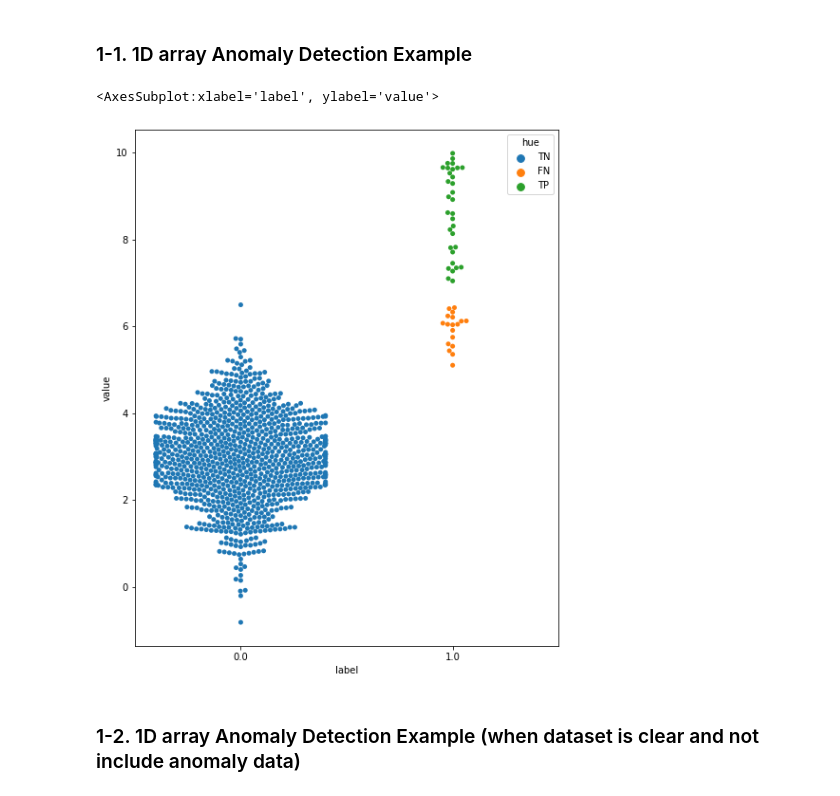
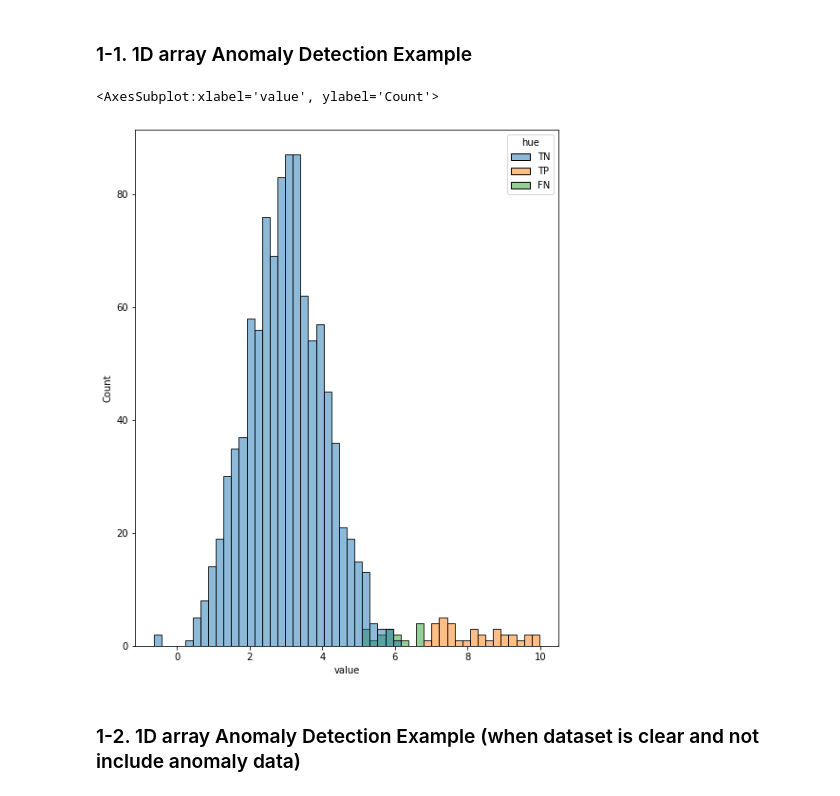
Before and after one commit to seoulSoup/GMBDT, a Jupyter notebook: practice.ipynb, the cells around one changed output. Cells and saved outputs as stored; diff of their text form; code cells hidden in the pictures.

```diff
--- a/practice.ipynb
+++ b/practice.ipynb
@@ -22,20 +22,20 @@ np.random.shuffle(array_ex_1d)
 # %%
 bgmm = GMBDT(min_sample=20, ratio_criteria=0.1)
 pred = bgmm.fit_predict(array_ex_1d[:, 0], weight_type="linear", criteria=0.5)
 
 array_result = np.concatenate((array_ex_1d, pred.reshape(-1, 1)), axis=1)
 df_result = pd.DataFrame(array_result, columns = ["value", "label", "pred"])
 
 df_result["hue"] = "TN"                                                             # Actual Normal, Pred Normal
 df_result.loc[(df_result["label"] == 1) & (df_result["pred"] == 0), "hue"] = "FN"   # Actual Anomaly, Pred Normal
 df_result.loc[(df_result["label"] == 0) & (df_result["pred"] == 1), "hue"] = "FP"   # Actual Normal, Pred Anomaly
 df_result.loc[(df_result["label"] == 1) & (df_result["pred"] == 1), "hue"] = "TP"   # Actual Anomaly, Pred Anomaly
 
 plt.figure(figsize=(8, 10))
-sns.swarmplot(data=df_result, x="label", y="value", hue="hue")
+sns.histplot(data=df_result, x="value", hue="hue", bins=50)
 # %% [output]
-<AxesSubplot:xlabel='label', ylabel='value'>
+<AxesSubplot:xlabel='value', ylabel='Count'>
-[figure, old version]
+[figure, new version]
 # %% [markdown]
 ### 1-2. 1D array Anomaly Detection Example (when dataset is clear and not include anomaly data)
 # %%
```
Also changed, not shown: parts of 8 cells of this notebook.
